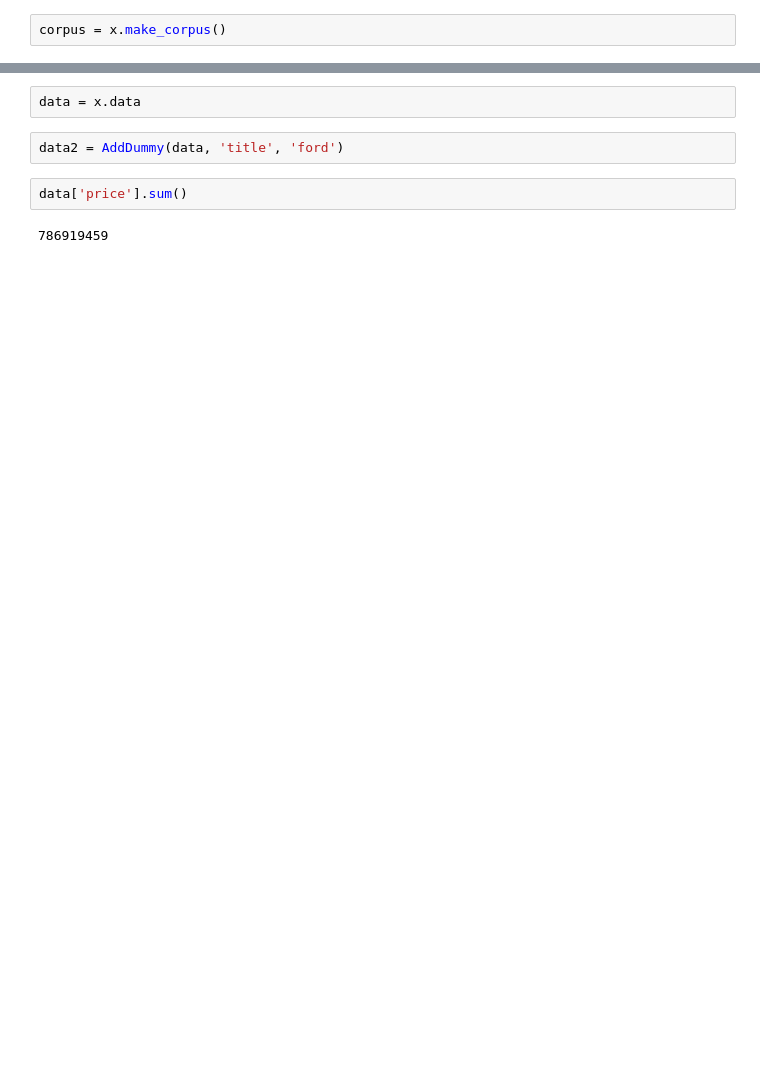
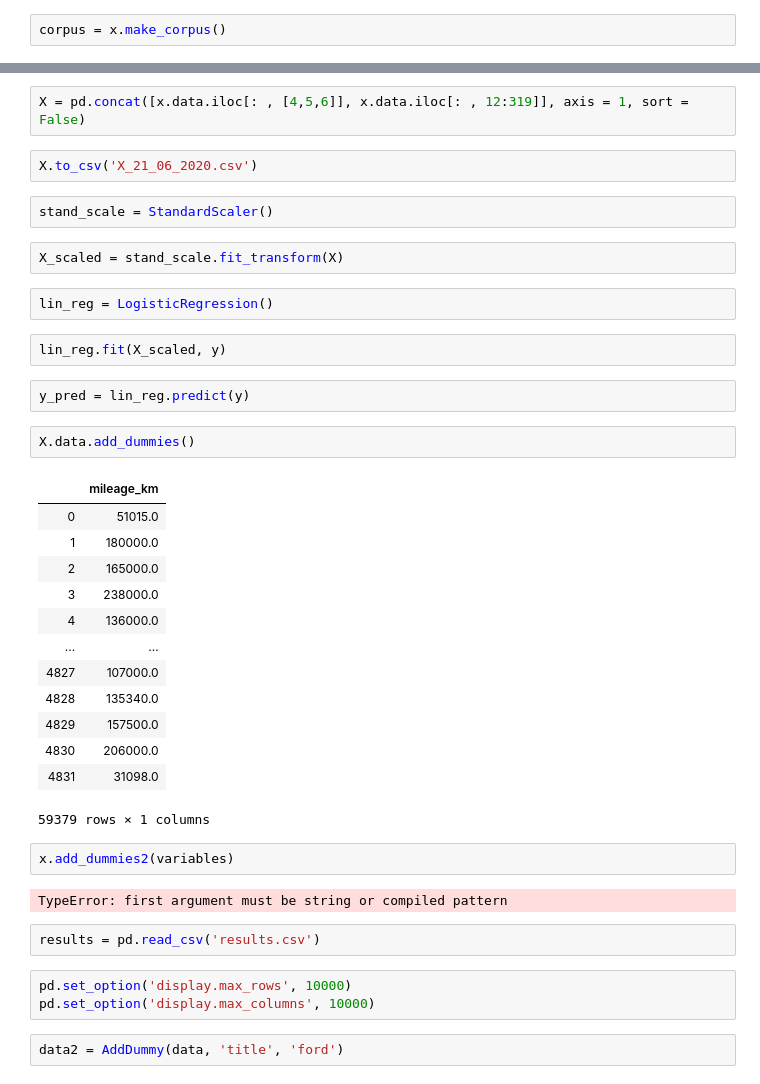
Before and after one commit to TomekQ13/Car_purchase, a Jupyter notebook: car_purchase.ipynb, the cells around one changed output, grey strips where cells are left out. Drawn from its saved outputs; the diff is of its cells as text; blank space fills up the shorter version.

```diff
--- a/car_purchase.ipynb
+++ b/car_purchase.ipynb
@@ -500,9 +493,42 @@ x.data.head()
-# %%
-data = x.data
+# %%
+X = pd.concat([x.data.iloc[: , [4,5,6]], x.data.iloc[: , 12:319]], axis = 1, sort = False)
+# %%
+X.to_csv('X_21_06_2020.csv')
+# %%
+stand_scale = StandardScaler()
+# %%
+X_scaled = stand_scale.fit_transform(X)
+# %%
+lin_reg = LogisticRegression()
+# %%
+lin_reg.fit(X_scaled, y)
+# %%
+y_pred = lin_reg.predict(y)
+# %%
+X.data.add_dummies()
+# %% [output]
+|  | mileage_km |
+| 0 | 51015.0 |
+| 1 | 180000.0 |
+| 2 | 165000.0 |
+| 3 | 238000.0 |
+| 4 | 136000.0 |
+| ... | ... |
+| 4827 | 107000.0 |
+| 4828 | 135340.0 |
+| 4829 | 157500.0 |
+| 4830 | 206000.0 |
+| 4831 | 31098.0 |
+59379 rows × 1 columns
+# %%
+x.add_dummies2(variables)
+# %% [output]
+TypeError: first argument must be string or compiled pattern
+# %%
+results = pd.read_csv('results.csv')
+# %%
+pd.set_option('display.max_rows', 10000)
+pd.set_option('display.max_columns', 10000)
 # %%
 data2 = AddDummy(data, 'title', 'ford')
-# %%
-data['price'].sum()
-# %% [output]
-786919459
 # %%
```
Also changed, not shown: parts of 50 cells of this notebook.
